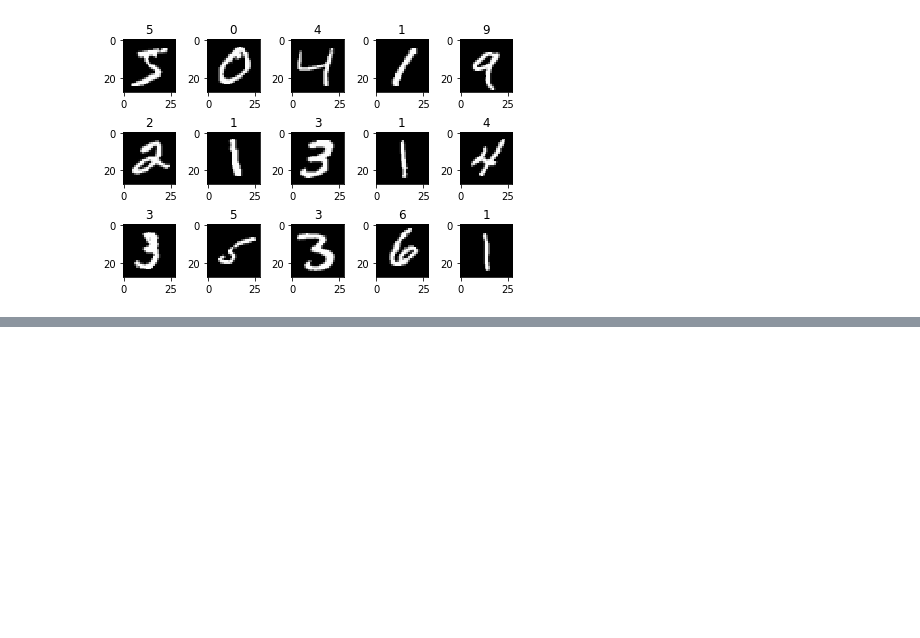
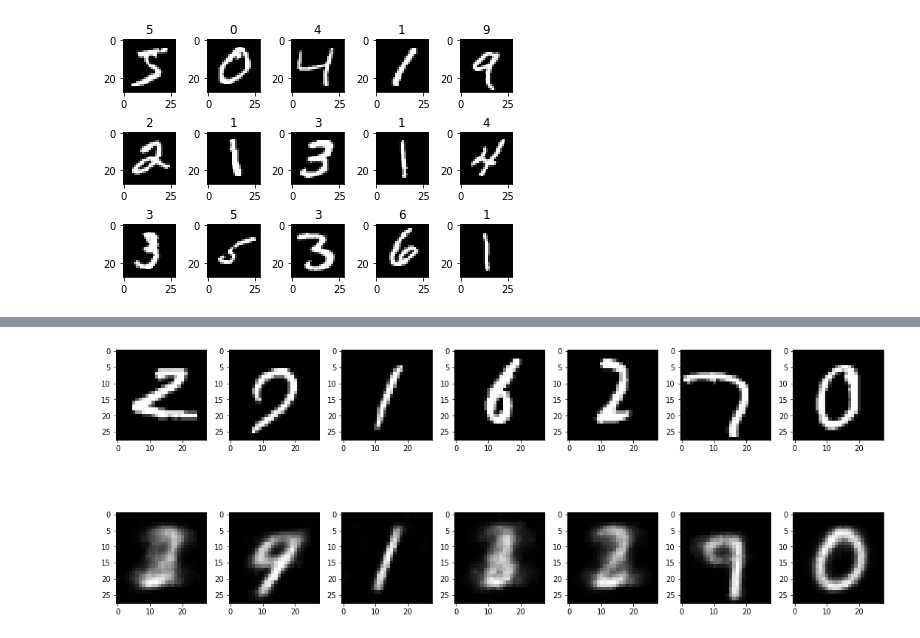
Before and after one commit to rdenadai/AI-Study-Notebooks, a Jupyter notebook: code/notebooks/7. SOM (Kohonen MAP).ipynb, the cells around one changed output, grey strips where cells are left out. Cells and saved outputs as stored; diff of their text form; code cells hidden in the pictures; blank space fills up the shorter version.

```diff
--- a/code/notebooks/7. SOM (Kohonen MAP).ipynb
+++ b/code/notebooks/7. SOM (Kohonen MAP).ipynb
@@ -588,11 +593,30 @@ plt.show()
 # %%
+y_img, yh_img = [], []
 outputs, labels = [], []
 for data in testloader:
     inputs, lbs = data
+
+    y_outputs = model(inputs.to(device))
+    idx = [np.random.choice(inputs.shape[0], 1, replace=False)]
+    y_img += [to_img(inputs[idx].cpu().data)]
+    yh_img += [to_img(y_outputs[idx].cpu().data)]
+
     outs = model.encode(inputs.to(device)).cpu().data.numpy()
-    outputs+= list(outs)
+    outputs += list(outs)
     labels += list(lbs.numpy().ravel())
 outputs, labels = np.asarray(outputs), np.asarray(labels)
+# %%
+plt.figure(figsize=(15, 7))
+for i, yi in enumerate(y_img[-8:-1]):
+    plt.subplot(2, 7, i+1)
+    plt.imshow(yi[0, 0, :], cmap="gray")
+for i, yhi in enumerate(yh_img[-8:-1]):
+    plt.subplot(2, 7, i+8)
+    plt.imshow(yhi[0, 0, :], cmap="gray")
+plt.tight_layout()
+plt.show()
+# %% [output]
+[figure, added]
 # %%
 outputs = StandardScaler().fit_transform(outputs)
 
```
Also changed, not shown: parts of 7 cells of this notebook.
